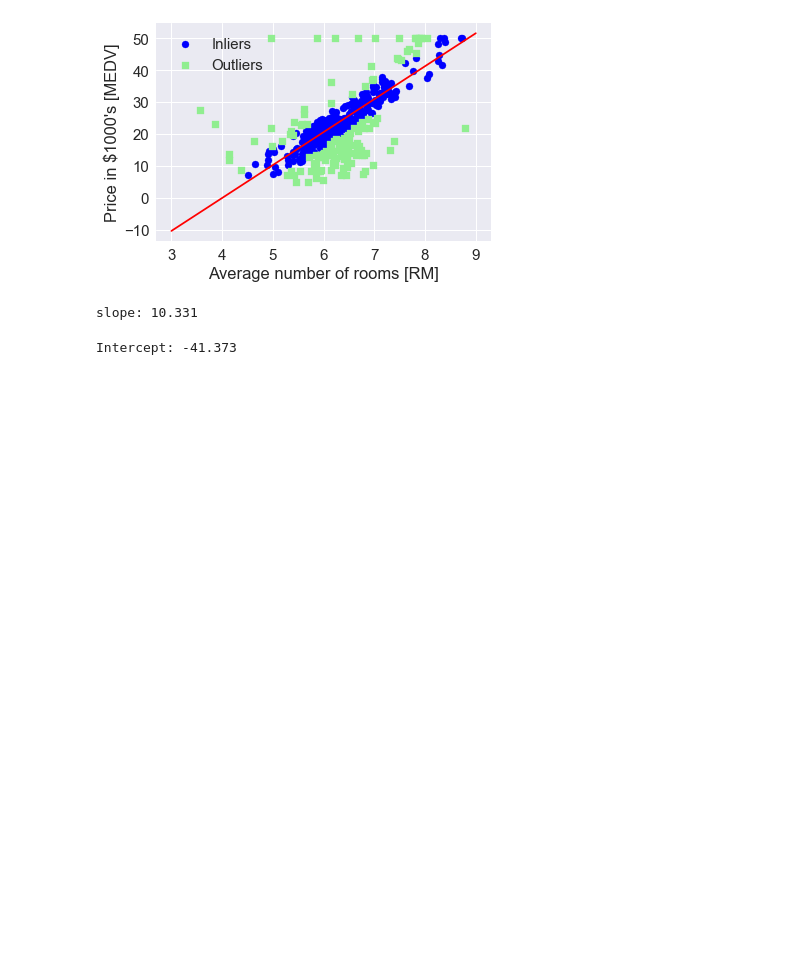
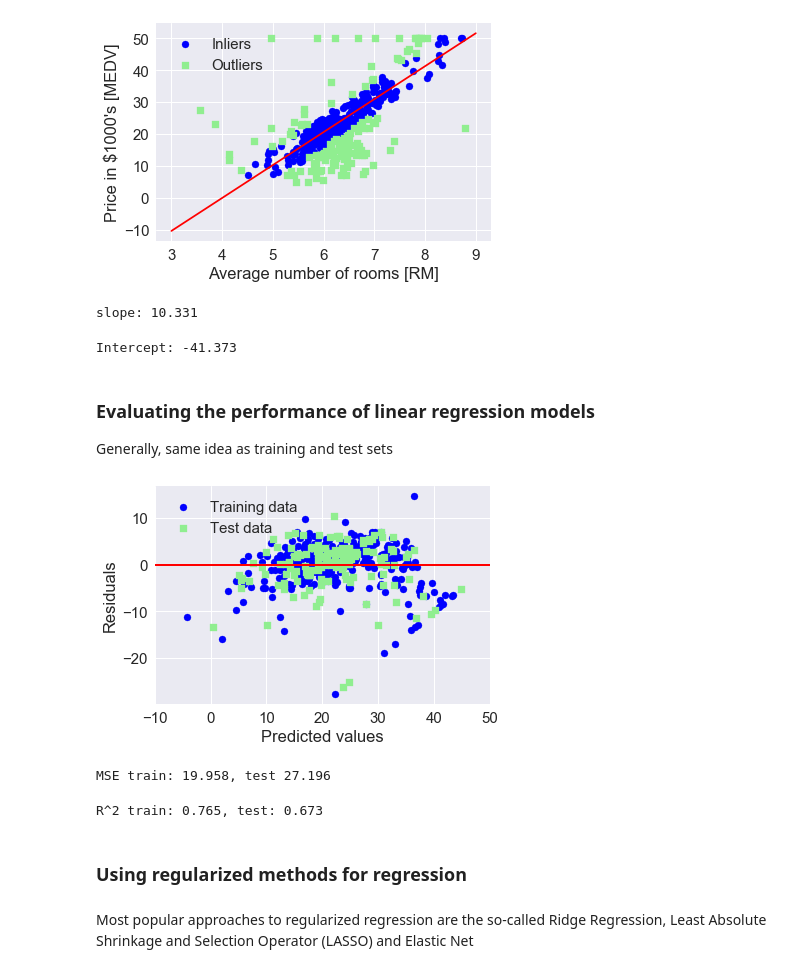
Before and after one commit to almoskowitz/Raschka_MLBook, a Jupyter notebook: Chapter 10 Linear Regression.ipynb, the cells around one changed output. Cells and saved outputs as stored; diff of their text form; code cells hidden in the pictures; blank space fills up the shorter version.

Commit message:
Chapter 10 finished
Wrapped up chapter 10 with polynomial regression and random forests

```diff
--- a/Chapter 10 Linear Regression.ipynb
+++ b/Chapter 10 Linear Regression.ipynb
@@ -167,3 +167,55 @@ slope: 10.331
 print('Intercept: %.3f' % ransac.estimator_.intercept_)
 # %% [output]
 Intercept: -41.373
+# %% [markdown]
+### Evaluating the performance of linear regression models
+
+Generally, same idea as training and test sets
+# %%
+from sklearn.cross_validation import train_test_split
+X = df.iloc[:, :-1].values
+y = df['MEDV'].values
+X_train, X_test, y_train, y_test = train_test_split(X, y, test_size=0.3, random_state = 0)
+slr = LinearRegression()
+slr.fit(X_train, y_train)
+y_train_pred = slr.predict(X_train)
+y_test_pred = slr.predict(X_test)
+# %%
+### Plot a residual plot to diagnose model
+
+plt.scatter(y_train_pred, y_train_pred - y_train, c='blue', marker='o', label='Training data')
+plt.scatter(y_test_pred, y_test_pred - y_test, c = 'lightgreen', marker = 's', label = 'Test data')
+
+plt.xlabel('Predicted values')
+plt.ylabel('Residuals')
+plt.legend(loc='upper left')
+plt.hlines(y=0, xmin=-10, xmax=50, lw=2, color='red')
+plt.xlim([-10, 50])
+plt.show()
+# %% [output]
+[figure, added]
+# %%
+### Can also use Mean Squared Error(MSE)
+
+from sklearn.metrics import mean_squared_error
+print('MSE train: %.3f, test %.3f' % (
+mean_squared_error(y_train, y_train_pred),
+mean_squared_error(y_test, y_test_pred)))
+# %% [output]
+MSE train: 19.958, test 27.196
+# %%
+### Can report coefficient of determination (R^2)
+### understood as a standardized version of the MSE
+### R^2 = 1- (SSE/SST)
+### R^2 can become negative for out of sample tests
+
+from sklearn.metrics import r2_score
+print('R^2 train: %.3f, test: %.3f' %
+     (r2_score(y_train, y_train_pred),
+     r2_score(y_test, y_test_pred)))
+# %% [output]
+R^2 train: 0.765, test: 0.673
+# %% [markdown]
+### Using regularized methods for regression
+# %% [markdown]
+Most popular approaches to regularized regression are the so-called Ridge Regression, Least Absolute Shrinkage and Selection Operator (LASSO) and Elastic Net
```
Also changed, not shown: parts of 18 cells of this notebook.
